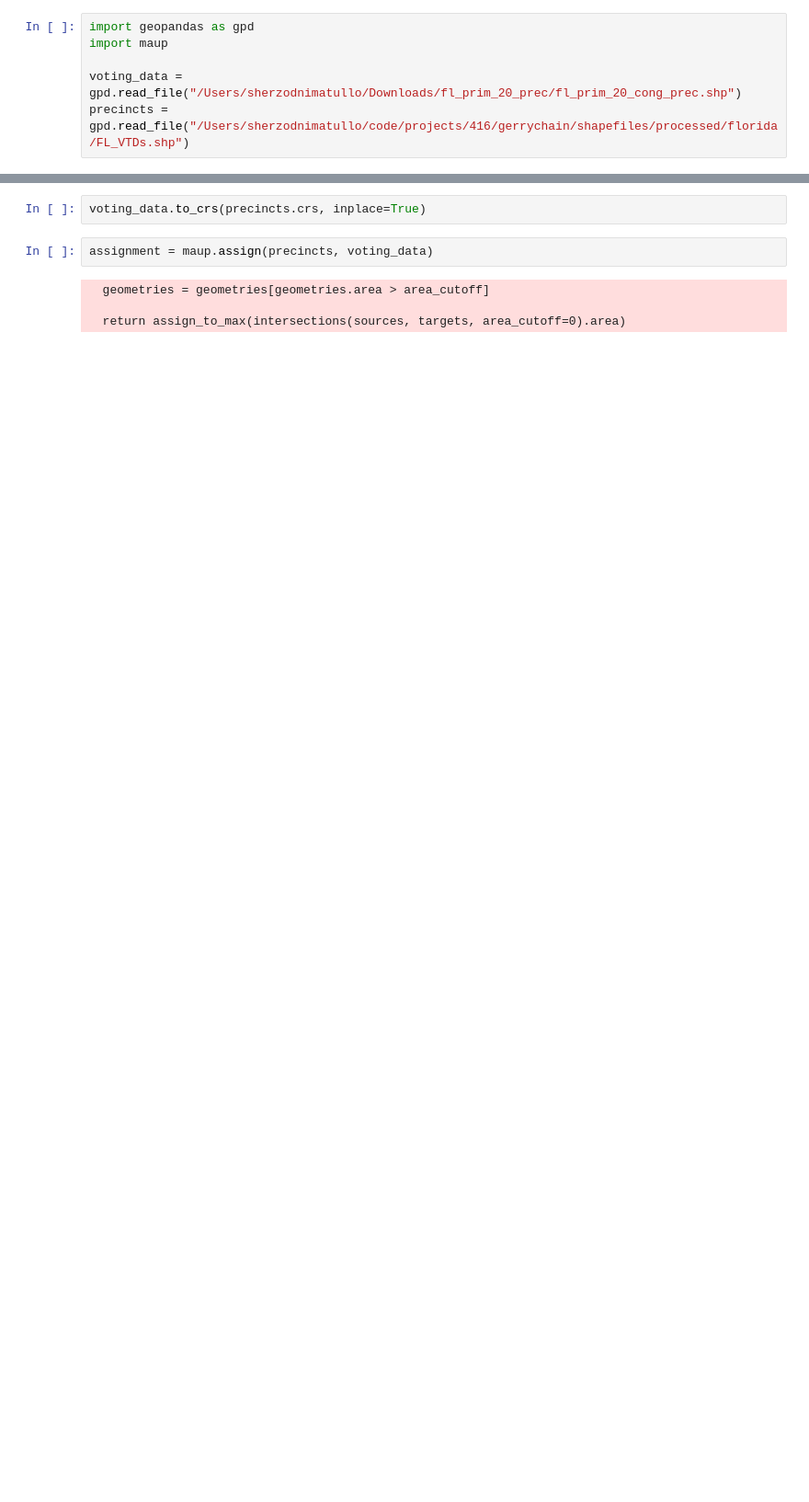
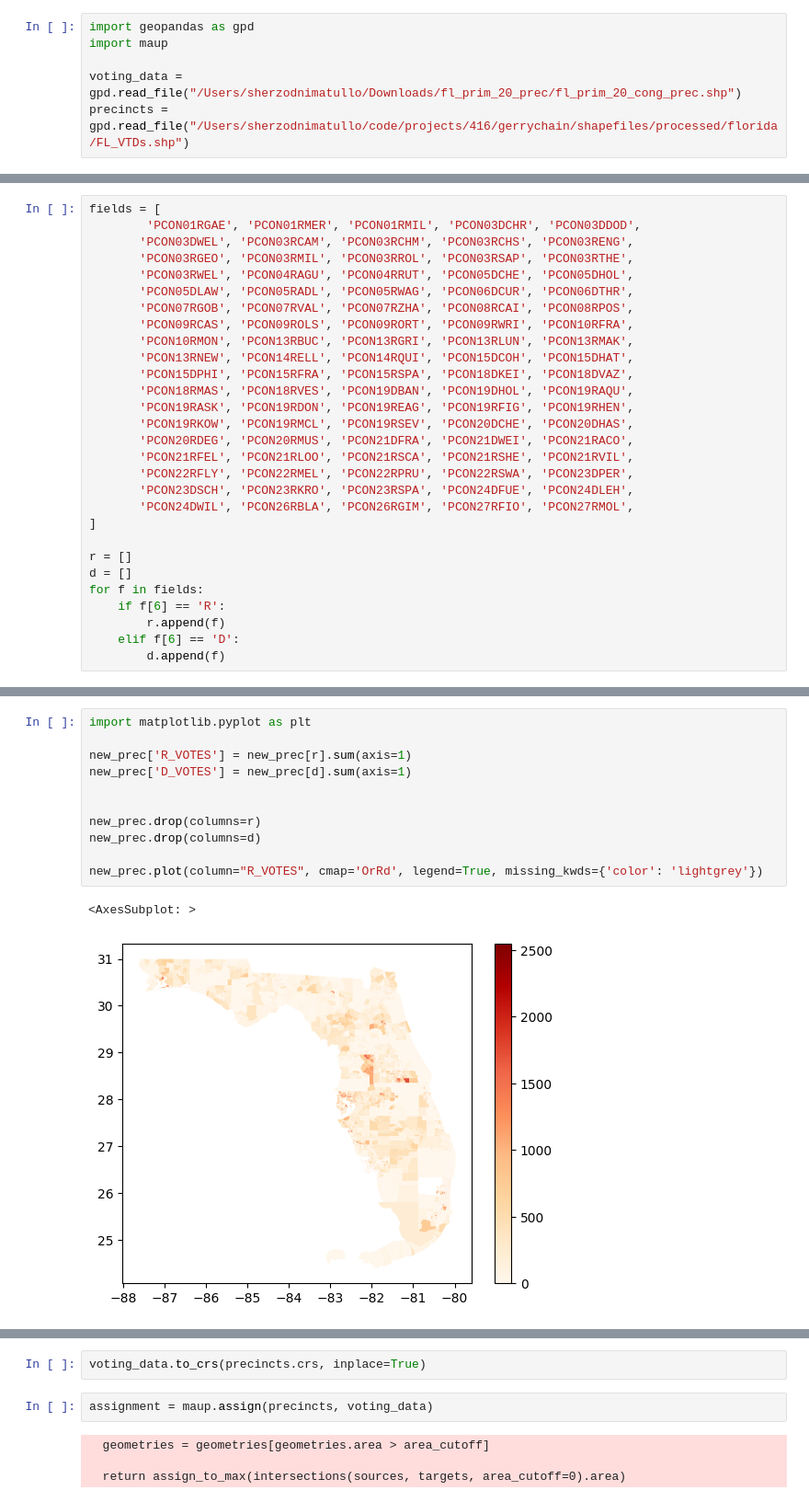
Before and after one commit to nimatullo/state-redistricter, a Jupyter notebook: gerrychain/election.ipynb, the cells around one changed output, grey strips where cells are left out. Shown at 92% size. Drawn from its saved outputs; the diff is of its cells as text; blank space fills up the shorter version.

```diff
--- a/gerrychain/election.ipynb
+++ b/gerrychain/election.ipynb
@@ -26,0 +51,29 @@ Index(['UNIQUE_ID', 'COUNTYFP', 'pct_std', 'county', 'precinct', 'CONG_DIST',
+# %%
+fields = [
+        'PCON01RGAE', 'PCON01RMER', 'PCON01RMIL', 'PCON03DCHR', 'PCON03DDOD',
+       'PCON03DWEL', 'PCON03RCAM', 'PCON03RCHM', 'PCON03RCHS', 'PCON03RENG',
+       'PCON03RGEO', 'PCON03RMIL', 'PCON03RROL', 'PCON03RSAP', 'PCON03RTHE',
+       'PCON03RWEL', 'PCON04RAGU', 'PCON04RRUT', 'PCON05DCHE', 'PCON05DHOL',
+       'PCON05DLAW', 'PCON05RADL', 'PCON05RWAG', 'PCON06DCUR', 'PCON06DTHR',
+       'PCON07RGOB', 'PCON07RVAL', 'PCON07RZHA', 'PCON08RCAI', 'PCON08RPOS',
+       'PCON09RCAS', 'PCON09ROLS', 'PCON09RORT', 'PCON09RWRI', 'PCON10RFRA',
+       'PCON10RMON', 'PCON13RBUC', 'PCON13RGRI', 'PCON13RLUN', 'PCON13RMAK',
+       'PCON13RNEW', 'PCON14RELL', 'PCON14RQUI', 'PCON15DCOH', 'PCON15DHAT',
+       'PCON15DPHI', 'PCON15RFRA', 'PCON15RSPA', 'PCON18DKEI', 'PCON18DVAZ',
+       'PCON18RMAS', 'PCON18RVES', 'PCON19DBAN', 'PCON19DHOL', 'PCON19RAQU',
+       'PCON19RASK', 'PCON19RDON', 'PCON19REAG', 'PCON19RFIG', 'PCON19RHEN',
+       'PCON19RKOW', 'PCON19RMCL', 'PCON19RSEV', 'PCON20DCHE', 'PCON20DHAS',
+       'PCON20RDEG', 'PCON20RMUS', 'PCON21DFRA', 'PCON21DWEI', 'PCON21RACO',
+       'PCON21RFEL', 'PCON21RLOO', 'PCON21RSCA', 'PCON21RSHE', 'PCON21RVIL',
+       'PCON22RFLY', 'PCON22RMEL', 'PCON22RPRU', 'PCON22RSWA', 'PCON23DPER',
+       'PCON23DSCH', 'PCON23RKRO', 'PCON23RSPA', 'PCON24DFUE', 'PCON24DLEH',
+       'PCON24DWIL', 'PCON26RBLA', 'PCON26RGIM', 'PCON27RFIO', 'PCON27RMOL',
+]
+
+r = []
+d = []
+for f in fields:
+    if f[6] == 'R':
+        r.append(f)
+    elif f[6] == 'D':
+        d.append(f)
@@ -26,0 +95,14 @@ Index(['UNIQUE_ID', 'COUNTYFP', 'pct_std', 'county', 'precinct', 'CONG_DIST',
+# %%
+import matplotlib.pyplot as plt
+
+new_prec['R_VOTES'] = new_prec[r].sum(axis=1)
+new_prec['D_VOTES'] = new_prec[d].sum(axis=1)
+
+
+new_prec.drop(columns=r)
+new_prec.drop(columns=d)
+
+new_prec.plot(column="R_VOTES", cmap='OrRd', legend=True, missing_kwds={'color': 'lightgrey'})
+# %% [output]
+<AxesSubplot: >
+[figure, added]
```
Also changed, not shown: parts of 10 cells of this notebook, 24 other files.
